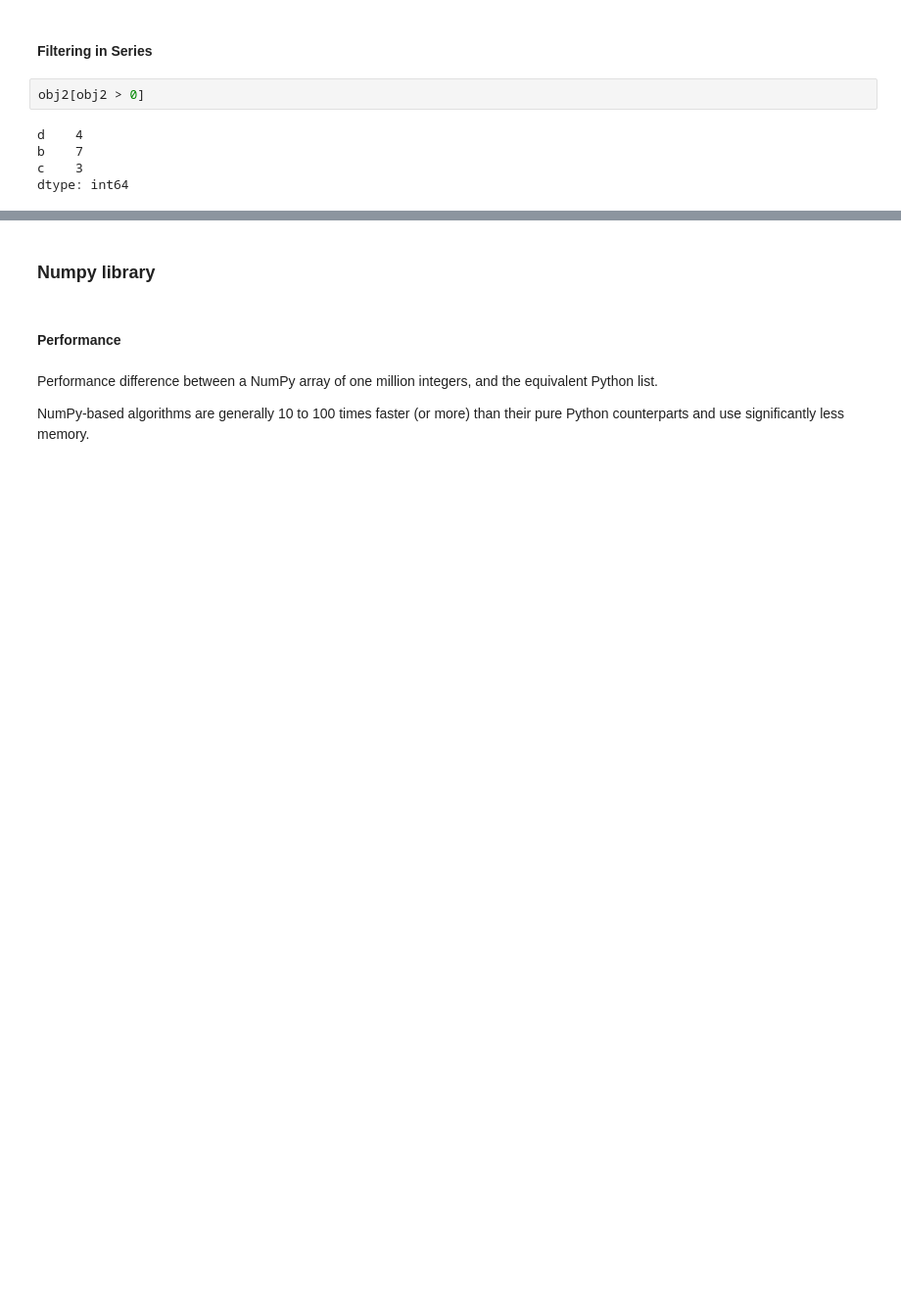
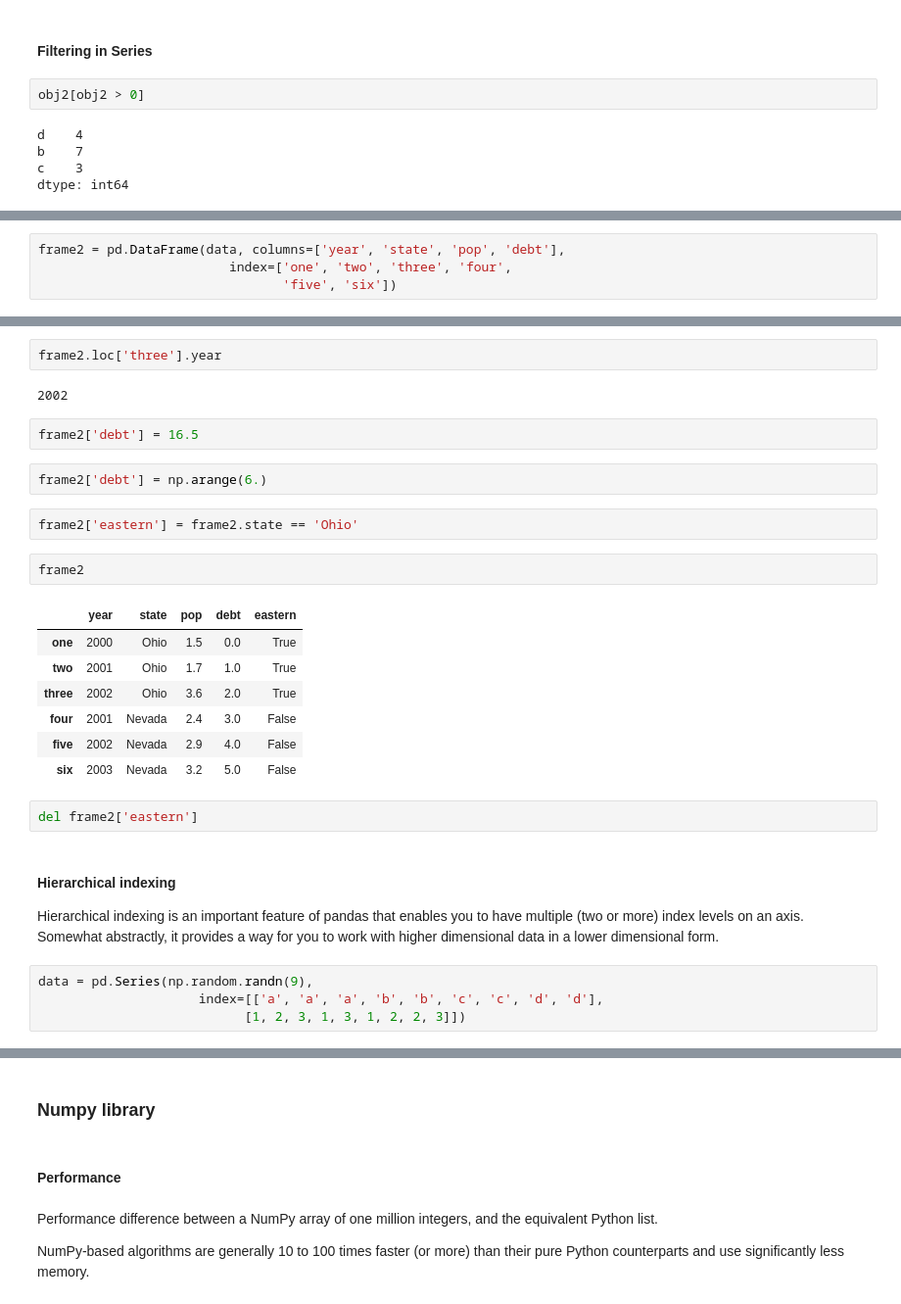
Before and after one commit to swethanarayanan/hello-world, a Jupyter notebook: Hello_Python.ipynb, the cells around one changed output, grey strips where cells are left out. Shown: that part at 98% size. Saved outputs shown, nothing was run; the diff lists cells and outputs as text; blank space fills up the shorter version.

```diff
--- a/Hello_Python.ipynb
+++ b/Hello_Python.ipynb
@@ -1457,0 +1485,4 @@ dtype: int64
+# %%
+frame2 = pd.DataFrame(data, columns=['year', 'state', 'pop', 'debt'],
+                         index=['one', 'two', 'three', 'four',
+                                'five', 'six'])
@@ -1457,0 +1499,30 @@ dtype: int64
+# %%
+frame2.loc['three'].year
+# %% [output]
+2002
+# %%
+frame2['debt'] = 16.5
+# %%
+frame2['debt'] = np.arange(6.)
+# %%
+frame2['eastern'] = frame2.state == 'Ohio'
+# %%
+frame2
+# %% [output]
+|  | year | state | pop | debt | eastern |
+| one | 2000 | Ohio | 1.5 | 0.0 | True |
+| two | 2001 | Ohio | 1.7 | 1.0 | True |
+| three | 2002 | Ohio | 3.6 | 2.0 | True |
+| four | 2001 | Nevada | 2.4 | 3.0 | False |
+| five | 2002 | Nevada | 2.9 | 4.0 | False |
+| six | 2003 | Nevada | 3.2 | 5.0 | False |
+# %%
+del frame2['eastern']
+# %% [markdown]
+#### Hierarchical indexing
+
+Hierarchical indexing is an important feature of pandas that enables you to have multiple (two or more) index levels on an axis. Somewhat abstractly, it provides a way for you to work with higher dimensional data in a lower dimensional form.
+# %%
+data = pd.Series(np.random.randn(9),
+                     index=[['a', 'a', 'a', 'b', 'b', 'c', 'c', 'd', 'd'],
+                           [1, 2, 3, 1, 3, 1, 2, 2, 3]])
```
Also changed, not shown: parts of 75 cells of this notebook.
